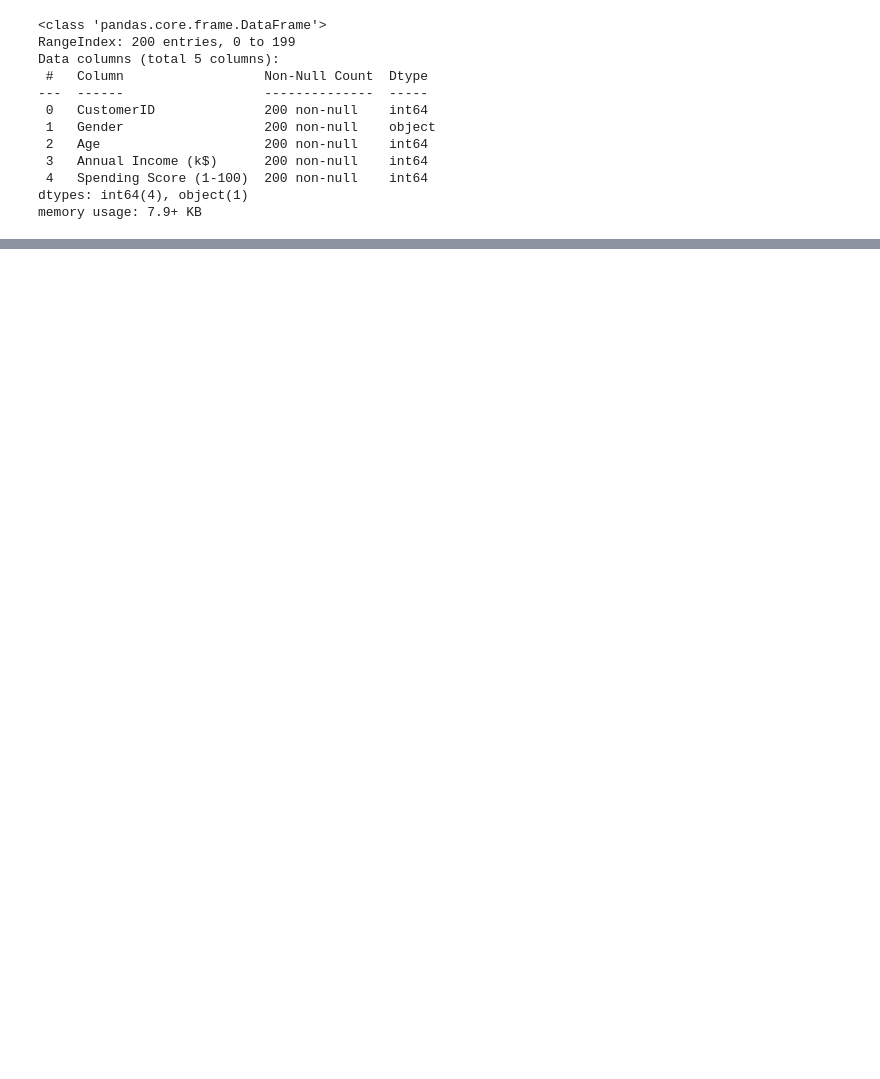
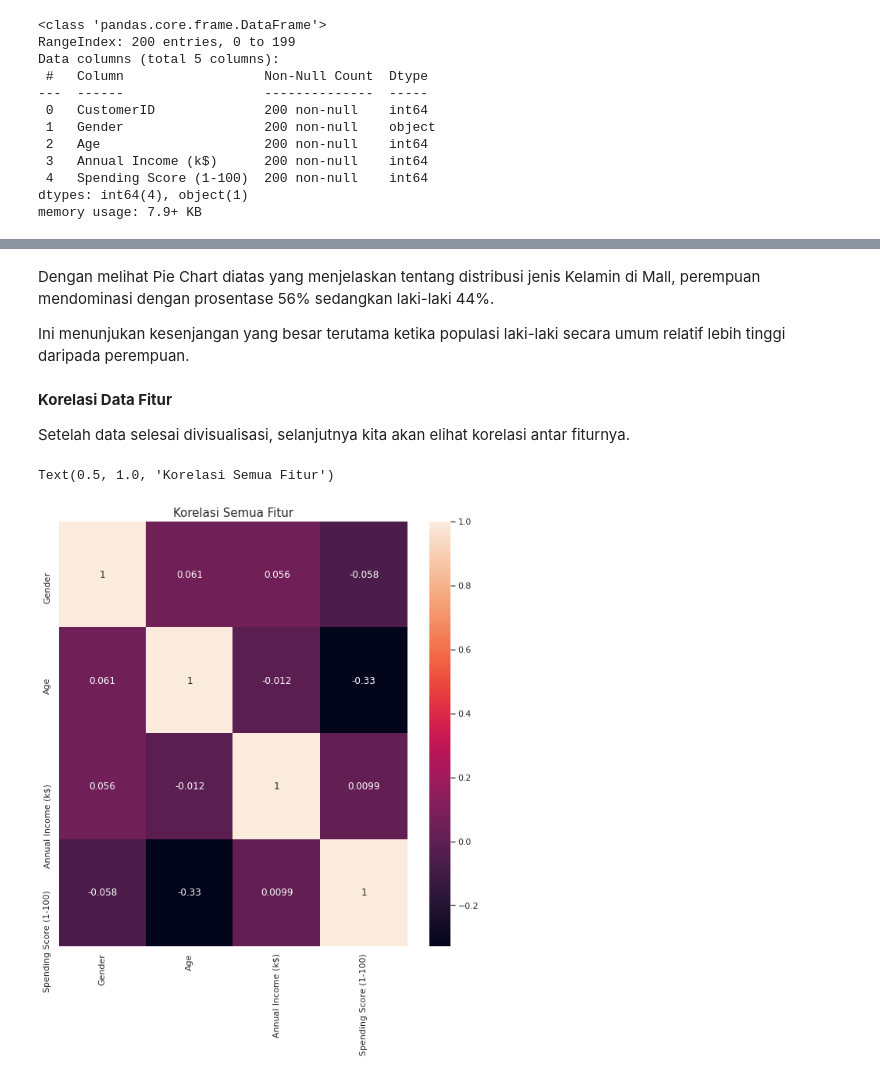
Before and after one commit to wayanpdw/Clustering-Customer-Segmentation, a Jupyter notebook: Mall_Customer_Segmentation.ipynb, the cells around one changed output, grey strips where cells are left out. Drawn from its saved outputs; the diff is of its cells as text; code cells hidden in the pictures; blank space fills up the shorter version.

```diff
--- a/Mall_Customer_Segmentation.ipynb
+++ b/Mall_Customer_Segmentation.ipynb
@@ -79,0 +180,21 @@ df_data.describe().transpose()
+# %% [markdown]
+Dengan melihat Pie Chart diatas yang menjelaskan tentang distribusi jenis Kelamin di Mall, perempuan mendominasi dengan prosentase 56% sedangkan laki-laki 44%.
+
+Ini menunjukan kesenjangan yang besar terutama ketika populasi laki-laki secara umum relatif lebih tinggi daripada perempuan.
+# %% [markdown]
+**Korelasi Data Fitur**
+
+Setelah data selesai divisualisasi, selanjutnya kita akan elihat korelasi antar fiturnya.
+# %%
+# Melihat korelasi fitur dengan heatmap
+feature = df_data.copy()
+feature = df_data.drop(['CustomerID'], axis=1)
+df_data.head()
+
+feature['Gender'] = feature['Gender'].replace(['Male','Female'],[1,0])
+correlation = feature.corr()
+f , ax = plt.subplots(figsize = (10,10))
+sns.heatmap(feature.corr(), annot=True).set_title('Korelasi Semua Fitur', size='15')
+# %% [output]
+Text(0.5, 1.0, 'Korelasi Semua Fitur')
+[figure, added]
```
Also changed, not shown: parts of 34 cells of this notebook.
